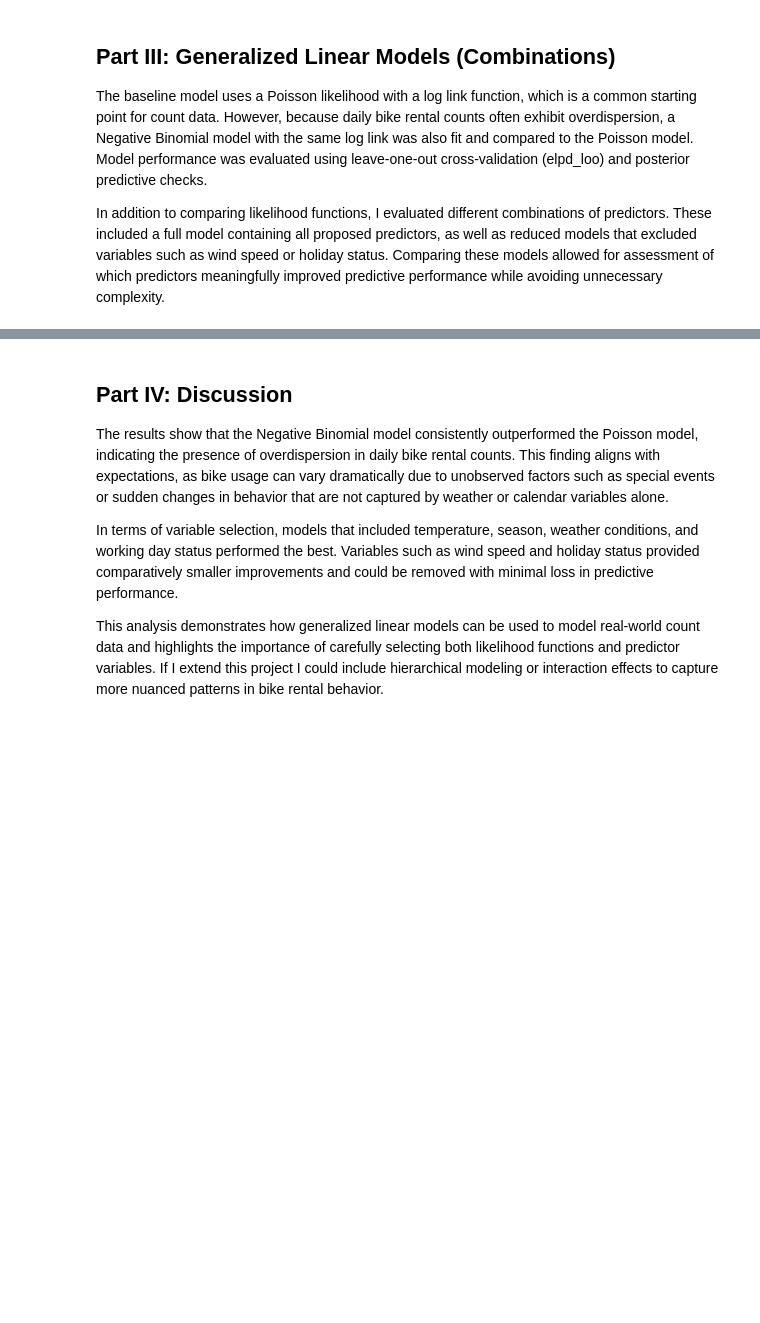
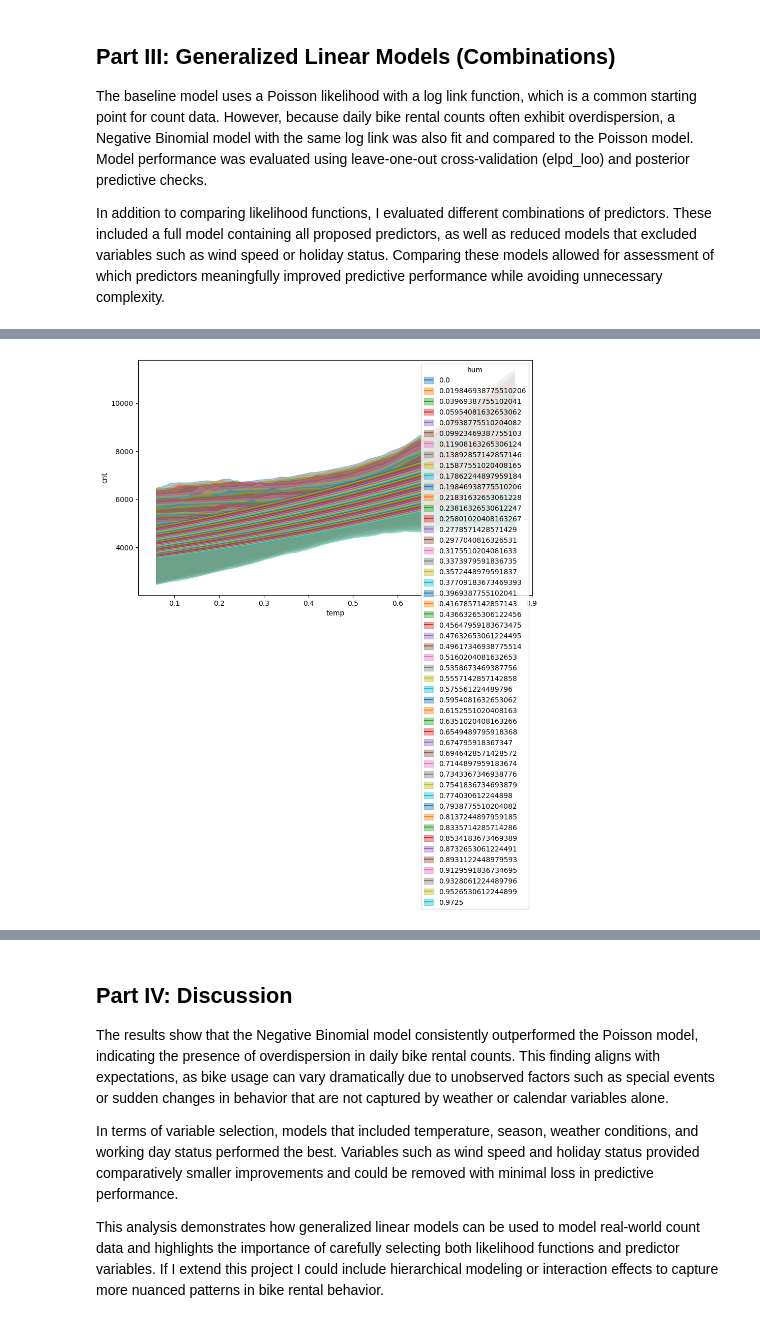
Before and after one commit to Tookss55/DS, a Jupyter notebook: Unit6/AmirRegaU6proj.ipynb, the cells around one changed output, grey strips where cells are left out. Cells and saved outputs as stored; diff of their text form; code cells hidden in the pictures; blank space fills up the shorter version.

```diff
--- a/Unit6/AmirRegaU6proj.ipynb
+++ b/Unit6/AmirRegaU6proj.ipynb
@@ -123,0 +216,11 @@ plt.show()
+# %%
+bmb.interpret.plot_predictions(
+    model_nb_full,
+    idata_nb_full,
+    ["temp", "hum"],
+    fig_kwargs={"figsize": (10,6)}
+)
+
+plt.show()
+# %% [output]
+[figure, added]
```
Also changed, not shown: parts of 13 cells of this notebook.
